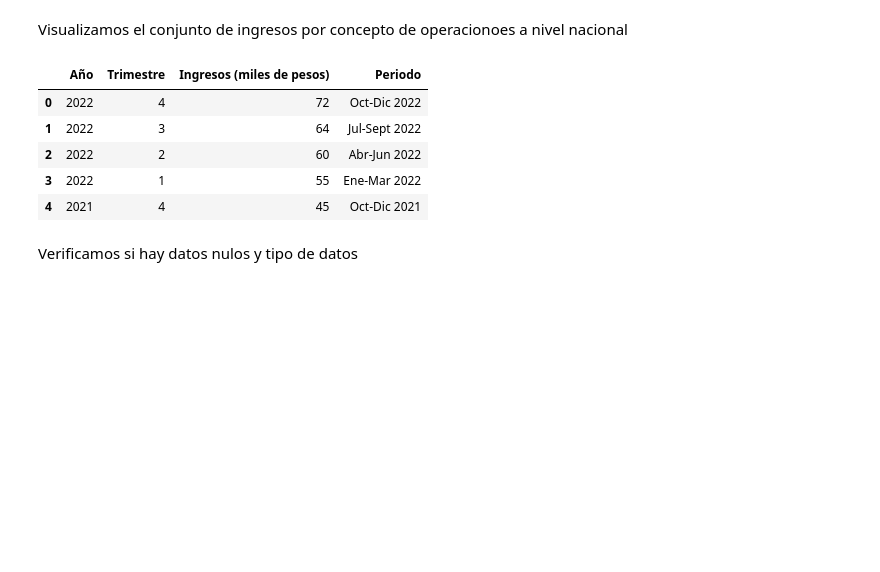
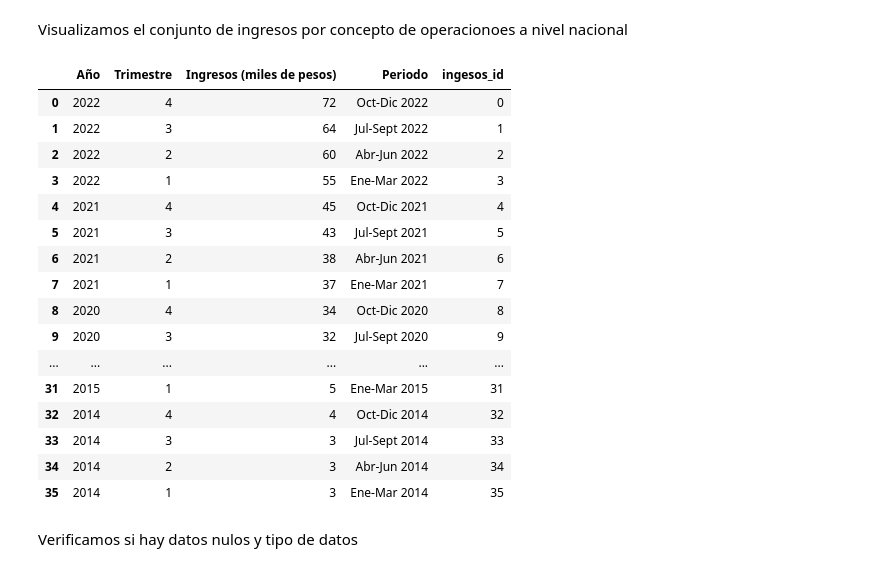
Before and after one commit to freddyv1828/Telecomunicaciones, a Jupyter notebook: Notebooks/Etl_internet.ipynb, the cells around one changed output. Cells and saved outputs as stored; diff of their text form; code cells hidden in the pictures; blank space fills up the shorter version.

```diff
--- a/Notebooks/Etl_internet.ipynb
+++ b/Notebooks/Etl_internet.ipynb
@@ -27,14 +27,25 @@ df_localidades_conex_internet = pd.read_parquet("../Data/Internet/Localidad/loca
 Visualizamos el conjunto de ingresos por concepto de operacionoes a nivel nacional
 # %%
 # Visualizamos
-df_ingresos_op_inter_naci.head()
+df_ingresos_op_inter_naci
 # %% [output]
-|  | Año | Trimestre | Ingresos (miles de pesos) | Periodo |
-| 0 | 2022 | 4 | 72 | Oct-Dic 2022 |
-| 1 | 2022 | 3 | 64 | Jul-Sept 2022 |
-| 2 | 2022 | 2 | 60 | Abr-Jun 2022 |
-| 3 | 2022 | 1 | 55 | Ene-Mar 2022 |
-| 4 | 2021 | 4 | 45 | Oct-Dic 2021 |
+|  | Año | Trimestre | Ingresos (miles de pesos) | Periodo | ingesos_id |
+| 0 | 2022 | 4 | 72 | Oct-Dic 2022 | 0 |
+| 1 | 2022 | 3 | 64 | Jul-Sept 2022 | 1 |
+| 2 | 2022 | 2 | 60 | Abr-Jun 2022 | 2 |
+| 3 | 2022 | 1 | 55 | Ene-Mar 2022 | 3 |
+| 4 | 2021 | 4 | 45 | Oct-Dic 2021 | 4 |
+| 5 | 2021 | 3 | 43 | Jul-Sept 2021 | 5 |
+| 6 | 2021 | 2 | 38 | Abr-Jun 2021 | 6 |
+| 7 | 2021 | 1 | 37 | Ene-Mar 2021 | 7 |
+| 8 | 2020 | 4 | 34 | Oct-Dic 2020 | 8 |
+| 9 | 2020 | 3 | 32 | Jul-Sept 2020 | 9 |
+| ... | ... | ... | ... | ... | ... |
+| 31 | 2015 | 1 | 5 | Ene-Mar 2015 | 31 |
+| 32 | 2014 | 4 | 4 | Oct-Dic 2014 | 32 |
+| 33 | 2014 | 3 | 3 | Jul-Sept 2014 | 33 |
+| 34 | 2014 | 2 | 3 | Abr-Jun 2014 | 34 |
+| 35 | 2014 | 1 | 3 | Ene-Mar 2014 | 35 |
 # %% [markdown]
 Verificamos si hay datos nulos y tipo de datos
 # %%
```
Also changed, not shown: 4 other files.
